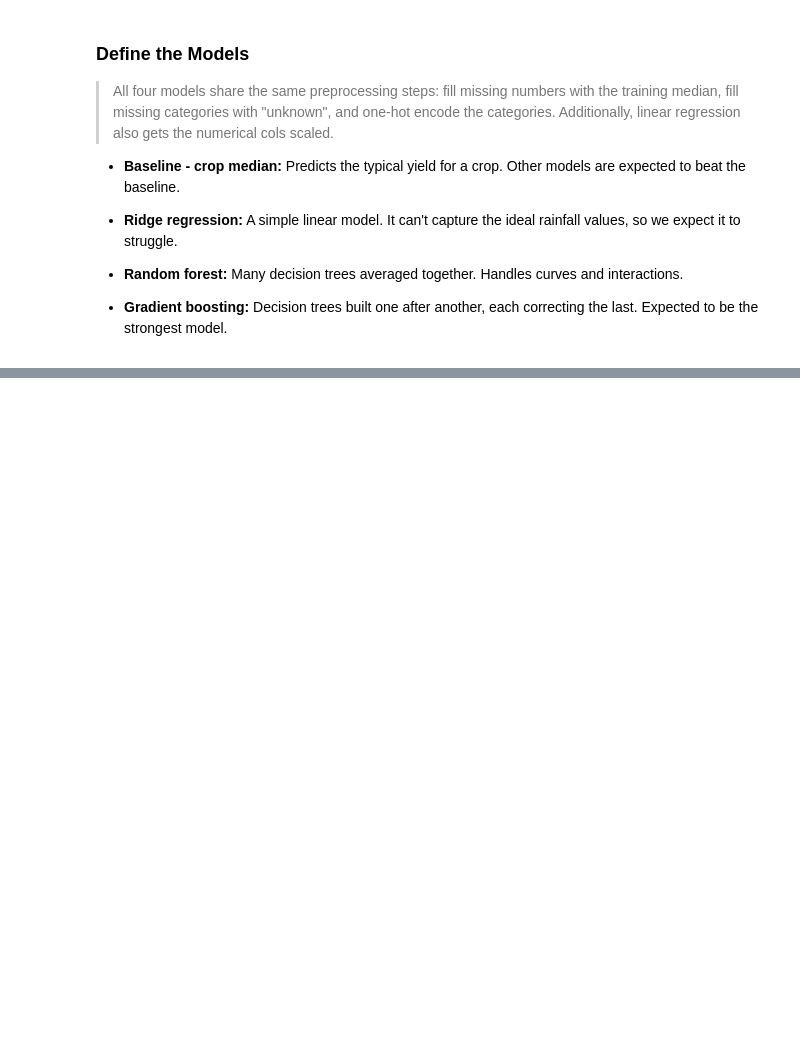
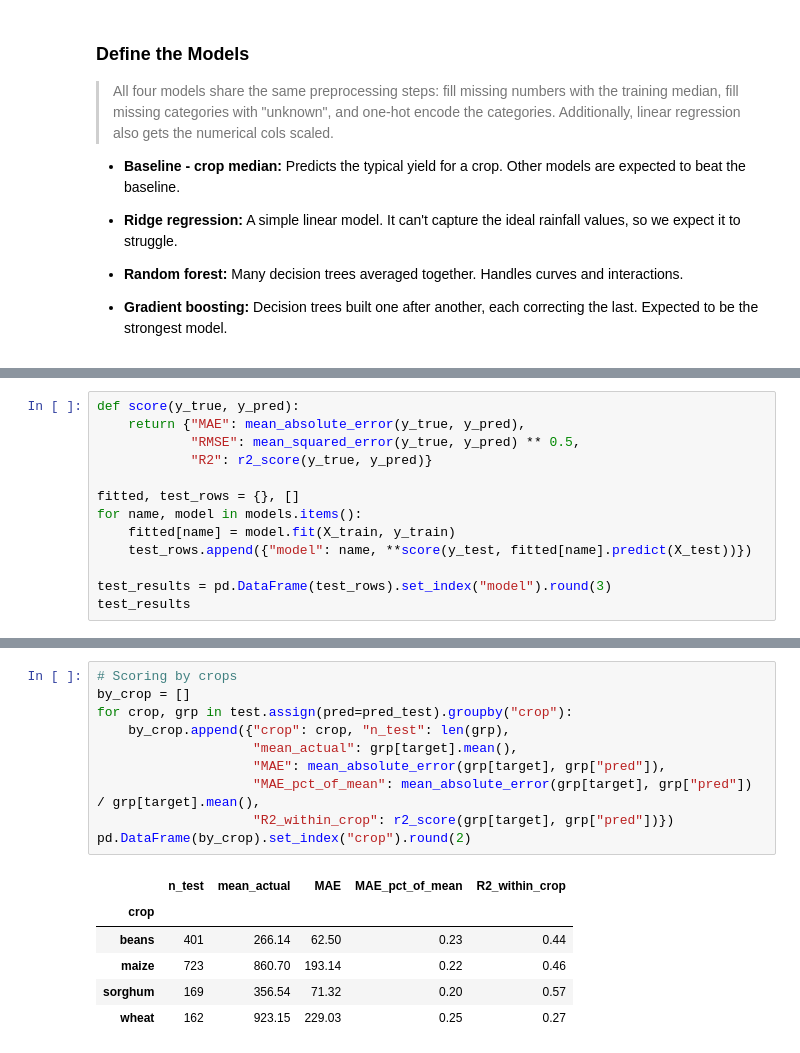
Before and after one commit to edi-kanyua/Predictive-Modeling-in-Agriculture, a Jupyter notebook: Yield_Model.ipynb, the cells around one changed output, grey strips where cells are left out. Saved outputs shown, nothing was run; the diff lists cells and outputs as text; blank space fills up the shorter version.

```diff
--- a/Yield_Model.ipynb
+++ b/Yield_Model.ipynb
@@ -138,0 +231,13 @@ Target dimensions: (2996,) (1455,)
+# %%
+def score(y_true, y_pred):
+    return {"MAE": mean_absolute_error(y_true, y_pred),
+            "RMSE": mean_squared_error(y_true, y_pred) ** 0.5,
+            "R2": r2_score(y_true, y_pred)}
+
+fitted, test_rows = {}, []
+for name, model in models.items():
+    fitted[name] = model.fit(X_train, y_train)
+    test_rows.append({"model": name, **score(y_test, fitted[name].predict(X_test))})
+
+test_results = pd.DataFrame(test_rows).set_index("model").round(3)
+test_results
@@ -138,0 +269,17 @@ Target dimensions: (2996,) (1455,)
+# %%
+# Scoring by crops
+by_crop = []
+for crop, grp in test.assign(pred=pred_test).groupby("crop"):
+    by_crop.append({"crop": crop, "n_test": len(grp),
+                    "mean_actual": grp[target].mean(),
+                    "MAE": mean_absolute_error(grp[target], grp["pred"]),
+                    "MAE_pct_of_mean": mean_absolute_error(grp[target], grp["pred"]) / grp[target].mean(),
+                    "R2_within_crop": r2_score(grp[target], grp["pred"])})
+pd.DataFrame(by_crop).set_index("crop").round(2)
+# %% [output]
+|  | n_test | mean_actual | MAE | MAE_pct_of_mean | R2_within_crop |
+| crop |  |  |  |  |  |
+| beans | 401 | 266.14 | 62.50 | 0.23 | 0.44 |
+| maize | 723 | 860.70 | 193.14 | 0.22 | 0.46 |
+| sorghum | 169 | 356.54 | 71.32 | 0.20 | 0.57 |
+| wheat | 162 | 923.15 | 229.03 | 0.25 | 0.27 |
```
Also changed, not shown: parts of 19 cells of this notebook.
